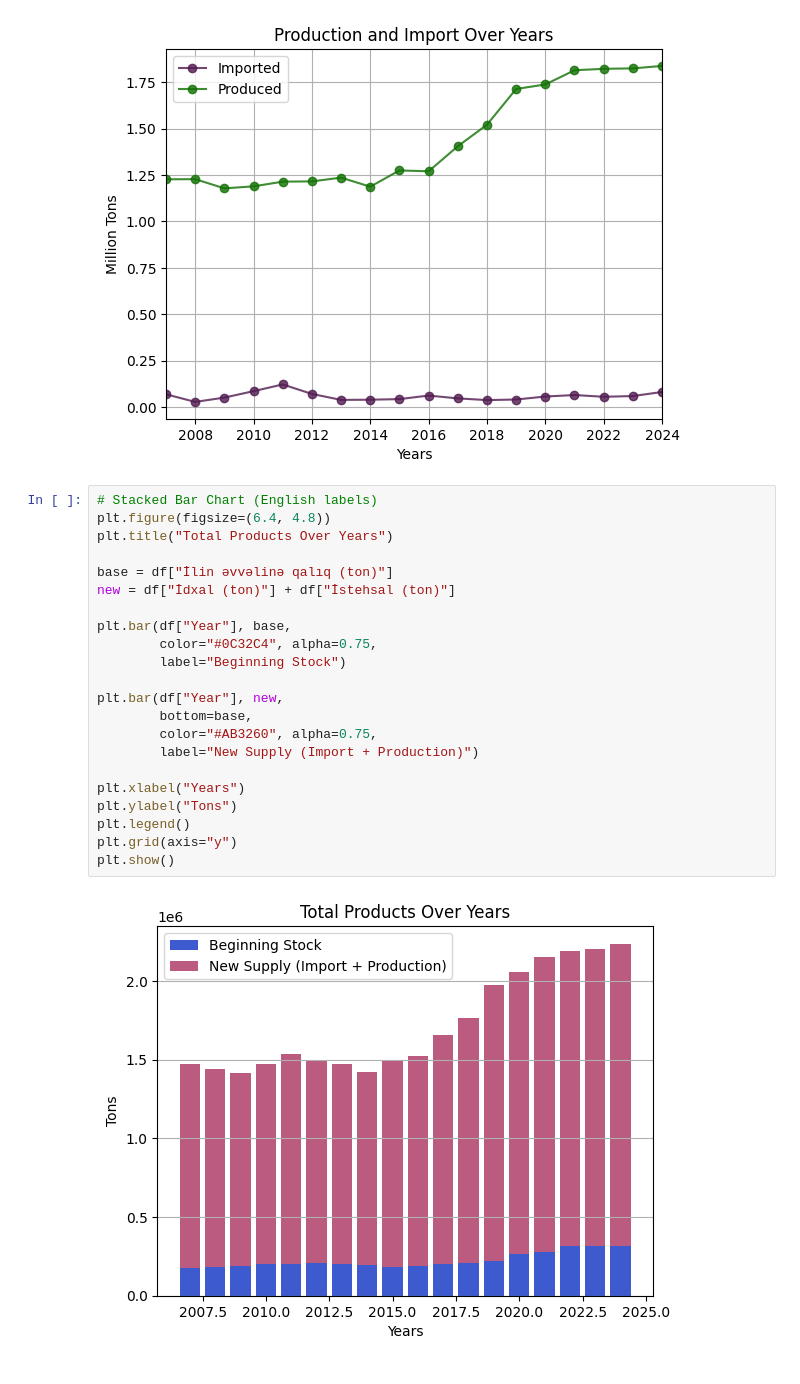
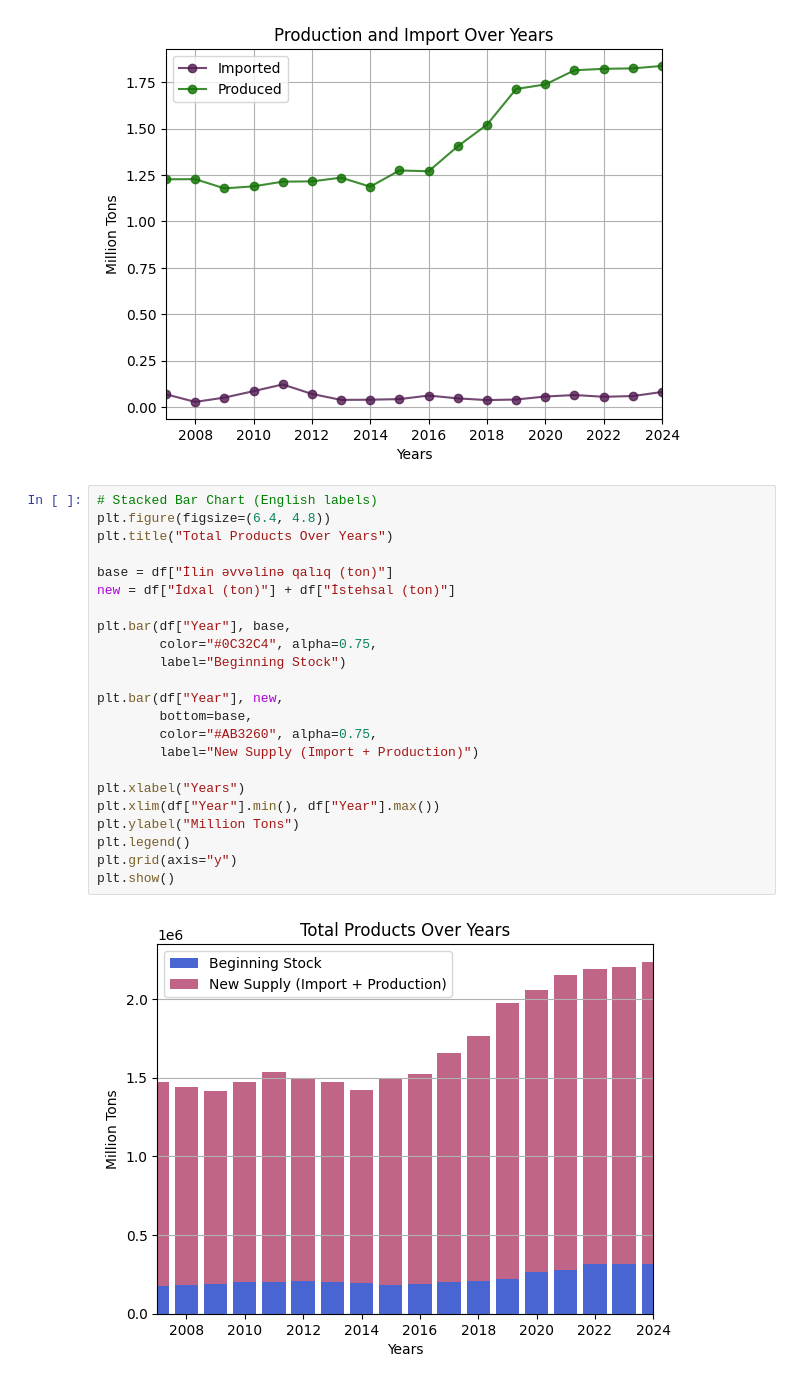
Before and after one commit to sananasgrv/idda-dataset-visualization-, a Jupyter notebook: All _Types_of_Reserves/core_base.ipynb, the cells around one changed output. Drawn from its saved outputs; the diff is of its cells as text.

```diff
--- a/core_base.ipynb
+++ b/All _Types_of_Reserves/core_base.ipynb
@@ -67,24 +67,25 @@ plt.legend(loc='upper left')
 # %%
 # Stacked Bar Chart (English labels)
 plt.figure(figsize=(6.4, 4.8))
 plt.title("Total Products Over Years")
 
 base = df["İlin əvvəlinə qalıq (ton)"]
 new = df["İdxal (ton)"] + df["İstehsal (ton)"]
 
 plt.bar(df["Year"], base,
         color="#0C32C4", alpha=0.75,
         label="Beginning Stock")
 
 plt.bar(df["Year"], new,
         bottom=base,
         color="#AB3260", alpha=0.75,
         label="New Supply (Import + Production)")
 
 plt.xlabel("Years")
-plt.ylabel("Tons")
+plt.xlim(df["Year"].min(), df["Year"].max())
+plt.ylabel("Million Tons")
 plt.legend()
 plt.grid(axis="y")
 plt.show()
 # %% [output]
-[figure, old version]
+[figure, new version]
```
Also changed, not shown: parts of 3 cells of this notebook, 1 other file.
